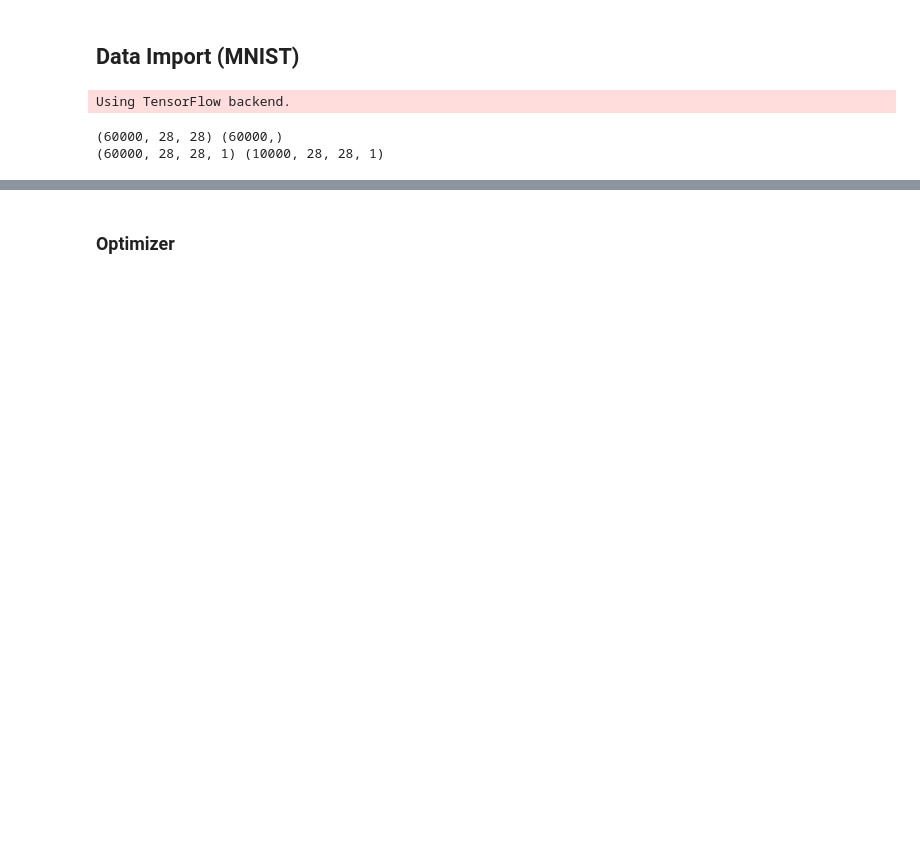
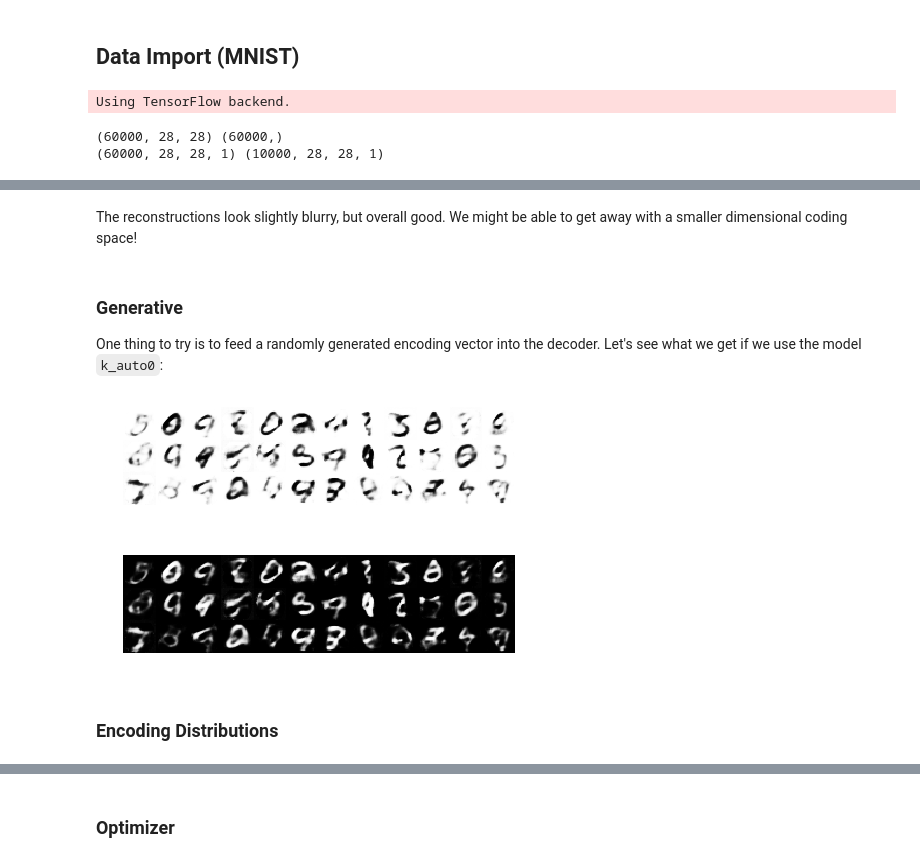
Before and after one commit to mathybit/ml-tutorials, a Jupyter notebook: autoencoders.ipynb, the cells around one changed output, grey strips where cells are left out. Saved outputs shown, nothing was run; the diff lists cells and outputs as text; code cells hidden in the pictures; blank space fills up the shorter version.

```diff
--- a/autoencoders.ipynb
+++ b/autoencoders.ipynb
@@ -145,0 +406,32 @@ In fact, if we don't use any nonlinear activations, training will result in the
+# %% [markdown]
+The reconstructions look slightly blurry, but overall good. We might be able to get away with a smaller dimensional coding space!
+# %% [markdown]
+### Generative
+
+One thing to try is to feed a randomly generated encoding vector into the decoder. Let's see what we get if we use the model `k_auto0`:
+# %%
+rows = 3
+cols = 12
+n_images = rows * cols
+scaling_factor = 0.6
+
+#codings_in = np.random.uniform(0, 1, n_images * n_codings).reshape((n_images, n_codings))
+codings_in = np.random.normal(0, 0.33, n_images * n_codings).reshape((n_images, n_codings))
+images_out = decoder.predict(codings_in)
+
+image = combine_images(images_out, rows, cols)
+
+fig = plt.figure(figsize=(scaling_factor*cols, scaling_factor*rows))
+plt.imshow(image, cmap="Greys", interpolation='nearest')
+plt.axis("off")
+plt.show()
+
+fig = plt.figure(figsize=(scaling_factor*cols, scaling_factor*rows))
+plt.imshow(image, cmap="gray", interpolation='nearest')
+plt.axis("off")
+plt.show()
+# %% [output]
+[figure, added]
+[figure, added]
+# %% [markdown]
+### Encoding Distributions
```
Also changed, not shown: parts of 183 cells of this notebook, 47 other files.
